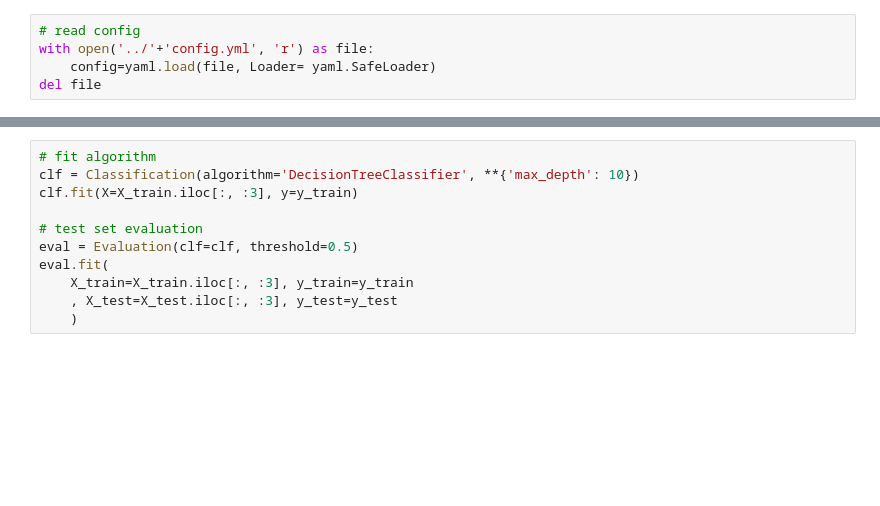
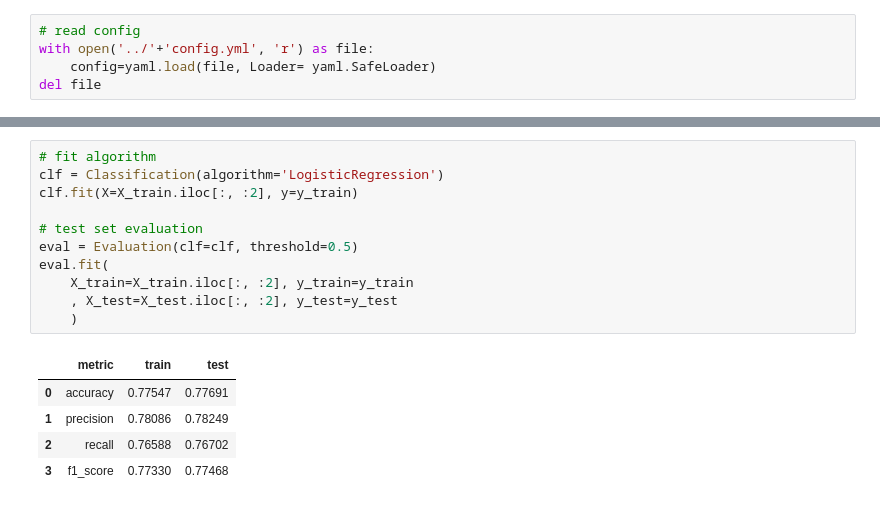
Before and after one commit to goncvlo/Fraud, a Jupyter notebook: notebooks/decision_boundary.ipynb, the cells around one changed output, grey strips where cells are left out. Drawn from its saved outputs; the diff is of its cells as text; blank space fills up the shorter version.

```diff
--- a/notebooks/decision_boundary.ipynb
+++ b/notebooks/decision_boundary.ipynb
@@ -39,12 +56,18 @@ print(
 # %%
 # fit algorithm
-clf = Classification(algorithm='DecisionTreeClassifier', **{'max_depth': 10})
-clf.fit(X=X_train.iloc[:, :3], y=y_train)
+clf = Classification(algorithm='LogisticRegression')
+clf.fit(X=X_train.iloc[:, :2], y=y_train)
 
 # test set evaluation
 eval = Evaluation(clf=clf, threshold=0.5)
 eval.fit(
-    X_train=X_train.iloc[:, :3], y_train=y_train
-    , X_test=X_test.iloc[:, :3], y_test=y_test
+    X_train=X_train.iloc[:, :2], y_train=y_train
+    , X_test=X_test.iloc[:, :2], y_test=y_test
     )
+# %% [output]
+|  | metric | train | test |
+| 0 | accuracy | 0.77547 | 0.77691 |
+| 1 | precision | 0.78086 | 0.78249 |
+| 2 | recall | 0.76588 | 0.76702 |
+| 3 | f1_score | 0.77330 | 0.77468 |
 # %%
```
Also changed, not shown: parts of 4 cells of this notebook.
